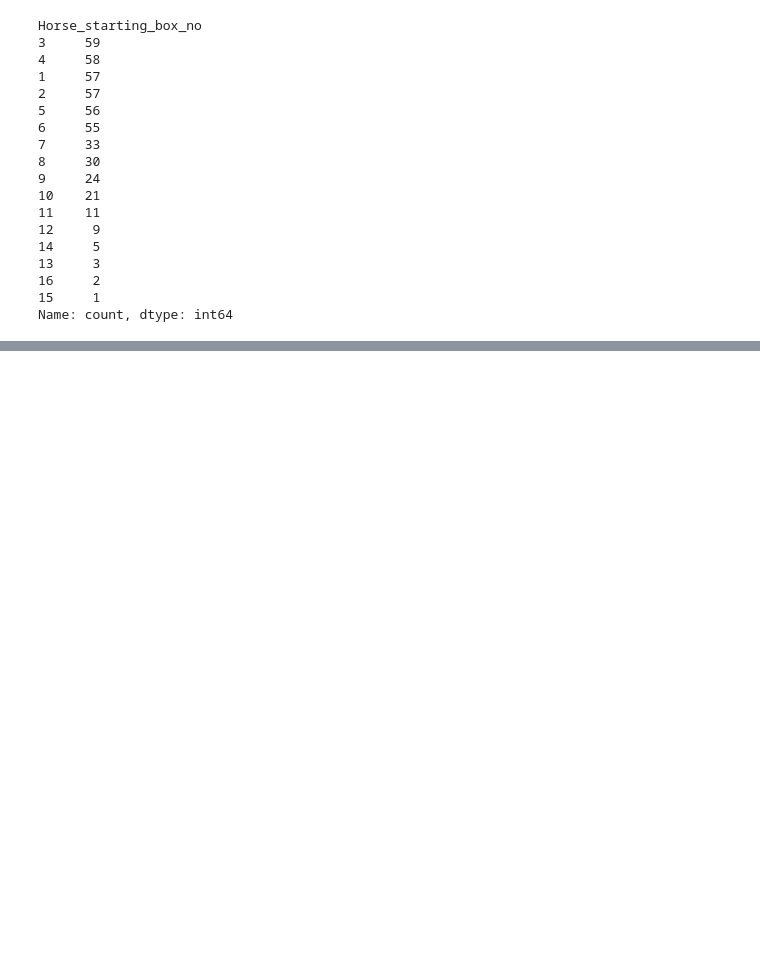
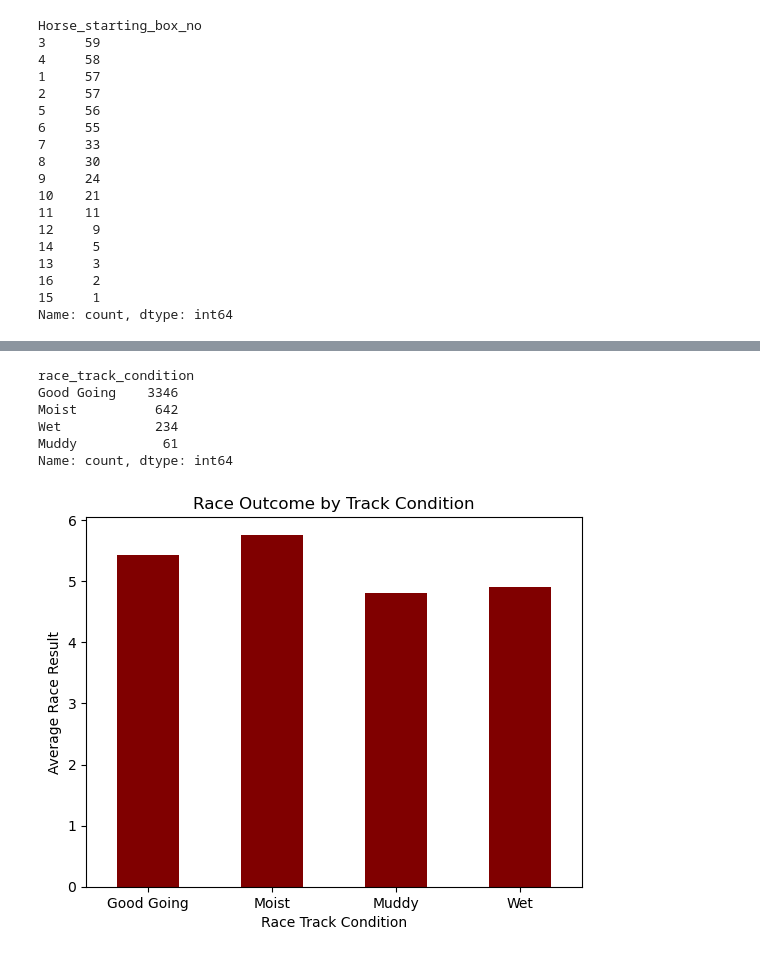
Before and after one commit to moonsunkey/Project-1, a Jupyter notebook: HorseRacing.ipynb, the cells around one changed output, grey strips where cells are left out. Saved outputs shown, nothing was run; the diff lists cells and outputs as text; code cells hidden in the pictures; blank space fills up the shorter version.

```diff
--- a/HorseRacing.ipynb
+++ b/HorseRacing.ipynb
@@ -229,0 +272,23 @@ Name: count, dtype: int64
+# %%
+#What are the most common track conditions?
+common_track_conditions = clean['race_track_condition'].value_counts().nlargest()
+common_track_conditions
+# %% [output]
+race_track_condition
+Good Going    3346
+Moist          642
+Wet            234
+Muddy           61
+Name: count, dtype: int64
+# %%
+#How do track conditions impact race outcomes and horse performances?
+race_result_by_condition = clean.groupby('race_track_condition')['result'].mean()
+
+race_result_by_condition.plot(kind='bar', color='maroon')
+plt.title('Race Outcome by Track Condition')
+plt.xlabel('Race Track Condition')
+plt.ylabel('Average Race Result')
+plt.xticks(rotation=0)
+plt.show()
+# %% [output]
+[figure, added]
```
Also changed, not shown: parts of 4 cells of this notebook.
